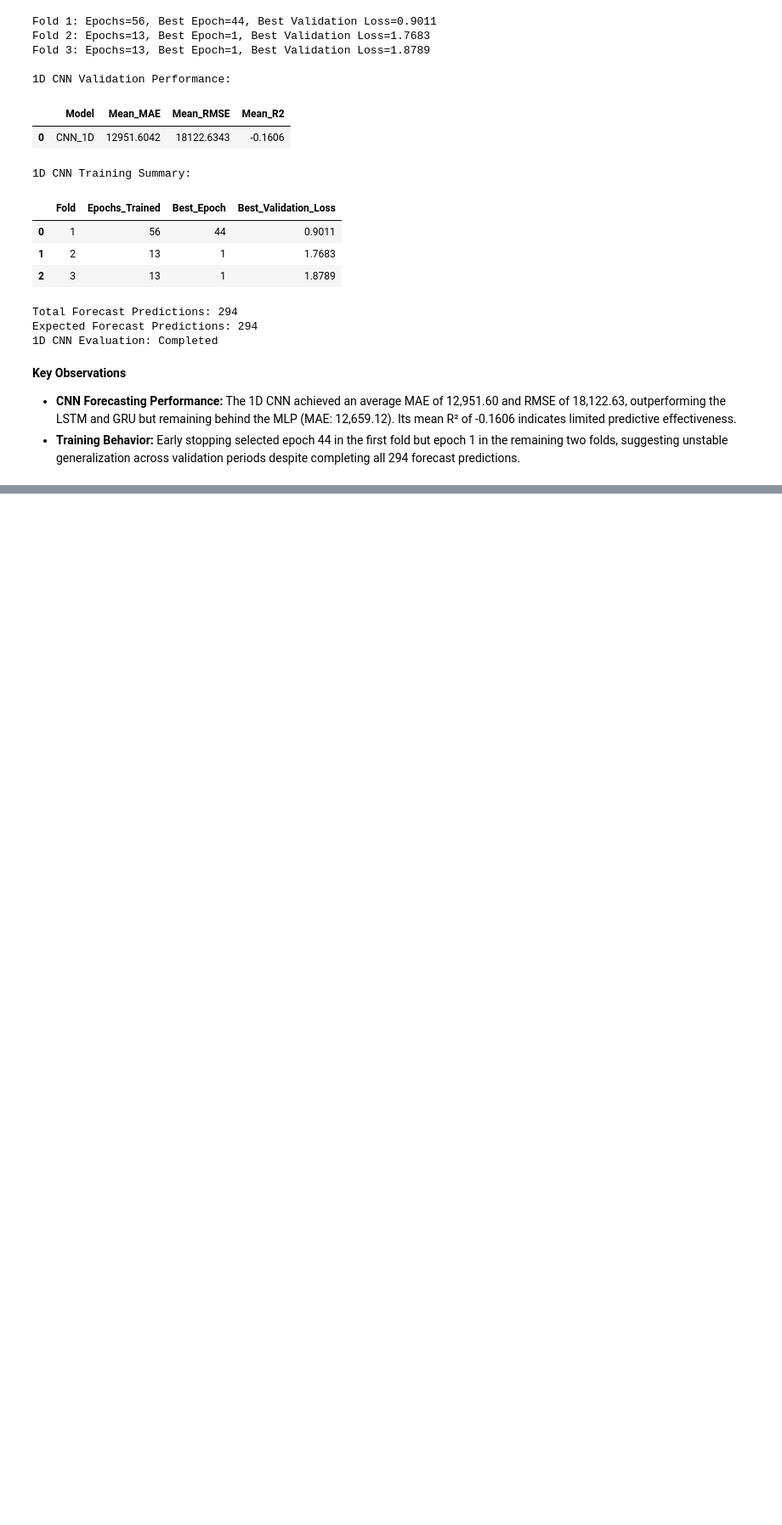
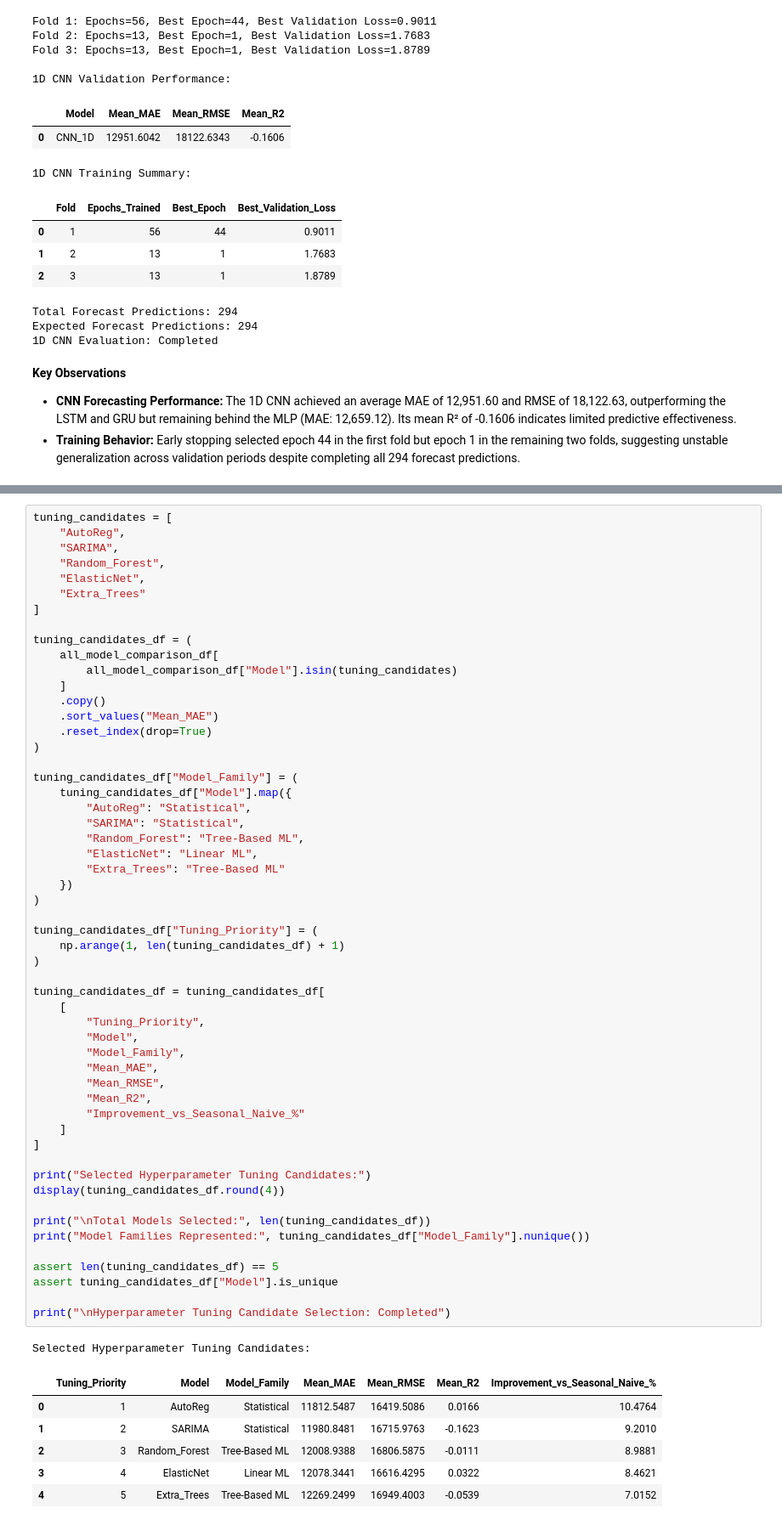
Before and after one commit to TejasMJ/Retail-Sales-Dynamics, a Jupyter notebook: notebooks/05_model_development.ipynb, the cells around one changed output, grey strips where cells are left out. Shown at 85% size. Drawn from its saved outputs; the diff is of its cells as text; blank space fills up the shorter version.

```diff
--- a/notebooks/05_model_development.ipynb
+++ b/notebooks/05_model_development.ipynb
@@ -3187,0 +3361,62 @@ Expected Forecast Predictions: 294
+# %%
+tuning_candidates = [
+    "AutoReg",
+    "SARIMA",
+    "Random_Forest",
+    "ElasticNet",
+    "Extra_Trees"
+]
+
+tuning_candidates_df = (
+    all_model_comparison_df[
+        all_model_comparison_df["Model"].isin(tuning_candidates)
+    ]
+    .copy()
+    .sort_values("Mean_MAE")
+    .reset_index(drop=True)
+)
+
+tuning_candidates_df["Model_Family"] = (
+    tuning_candidates_df["Model"].map({
+        "AutoReg": "Statistical",
+        "SARIMA": "Statistical",
+        "Random_Forest": "Tree-Based ML",
+        "ElasticNet": "Linear ML",
+        "Extra_Trees": "Tree-Based ML"
+    })
+)
+
+tuning_candidates_df["Tuning_Priority"] = (
+    np.arange(1, len(tuning_candidates_df) + 1)
+)
+
+tuning_candidates_df = tuning_candidates_df[
+    [
+        "Tuning_Priority",
+        "Model",
+        "Model_Family",
+        "Mean_MAE",
+        "Mean_RMSE",
+        "Mean_R2",
+        "Improvement_vs_Seasonal_Naive_%"
+    ]
+]
+
+print("Selected Hyperparameter Tuning Candidates:")
+display(tuning_candidates_df.round(4))
+
+print("\nTotal Models Selected:", len(tuning_candidates_df))
+print("Model Families Represented:", tuning_candidates_df["Model_Family"].nunique())
+
+assert len(tuning_candidates_df) == 5
+assert tuning_candidates_df["Model"].is_unique
+
+print("\nHyperparameter Tuning Candidate Selection: Completed")
+# %% [output]
+Selected Hyperparameter Tuning Candidates:
+|  | Tuning_Priority | Model | Model_Family | Mean_MAE | Mean_RMSE | Mean_R2 | Improvement_vs_Seasonal_Naive_% |
+| 0 | 1 | AutoReg | Statistical | 11812.5487 | 16419.5086 | 0.0166 | 10.4764 |
+| 1 | 2 | SARIMA | Statistical | 11980.8481 | 16715.9763 | -0.1623 | 9.2010 |
+| 2 | 3 | Random_Forest | Tree-Based ML | 12008.9388 | 16806.5875 | -0.0111 | 8.9881 |
+| 3 | 4 | ElasticNet | Linear ML | 12078.3441 | 16616.4295 | 0.0322 | 8.4621 |
+| 4 | 5 | Extra_Trees | Tree-Based ML | 12269.2499 | 16949.4003 | -0.0539 | 7.0152 |
```
Also changed, not shown: parts of 39 cells of this notebook.
